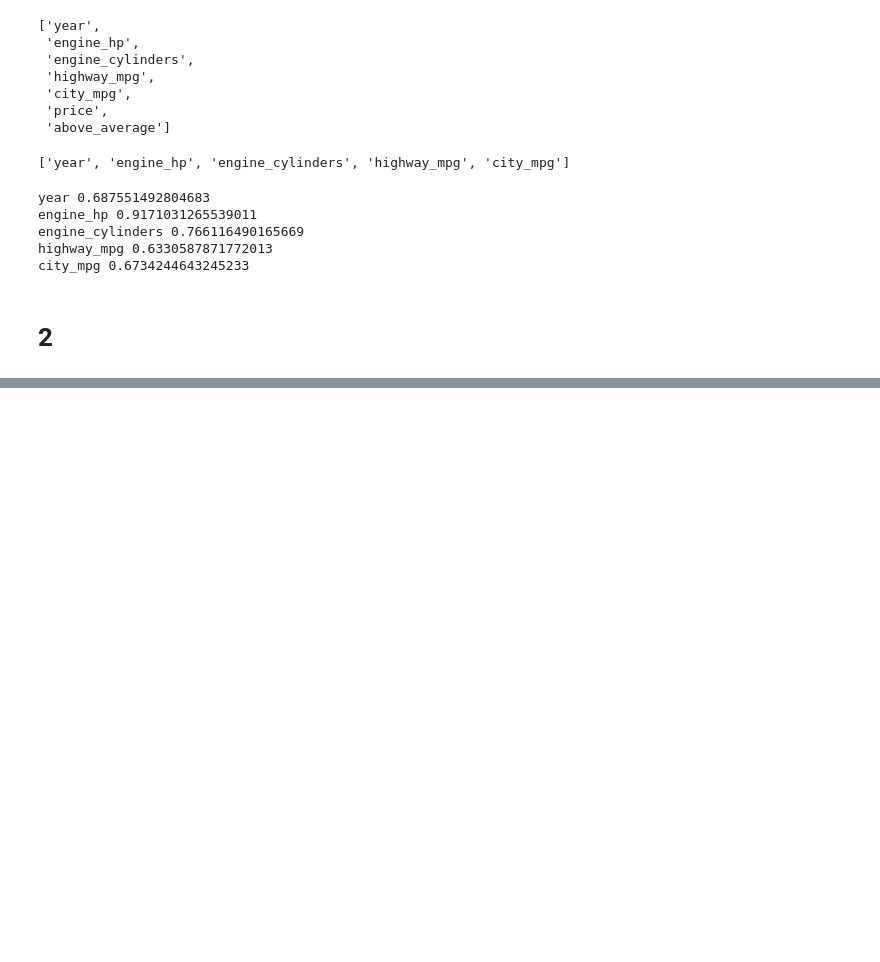
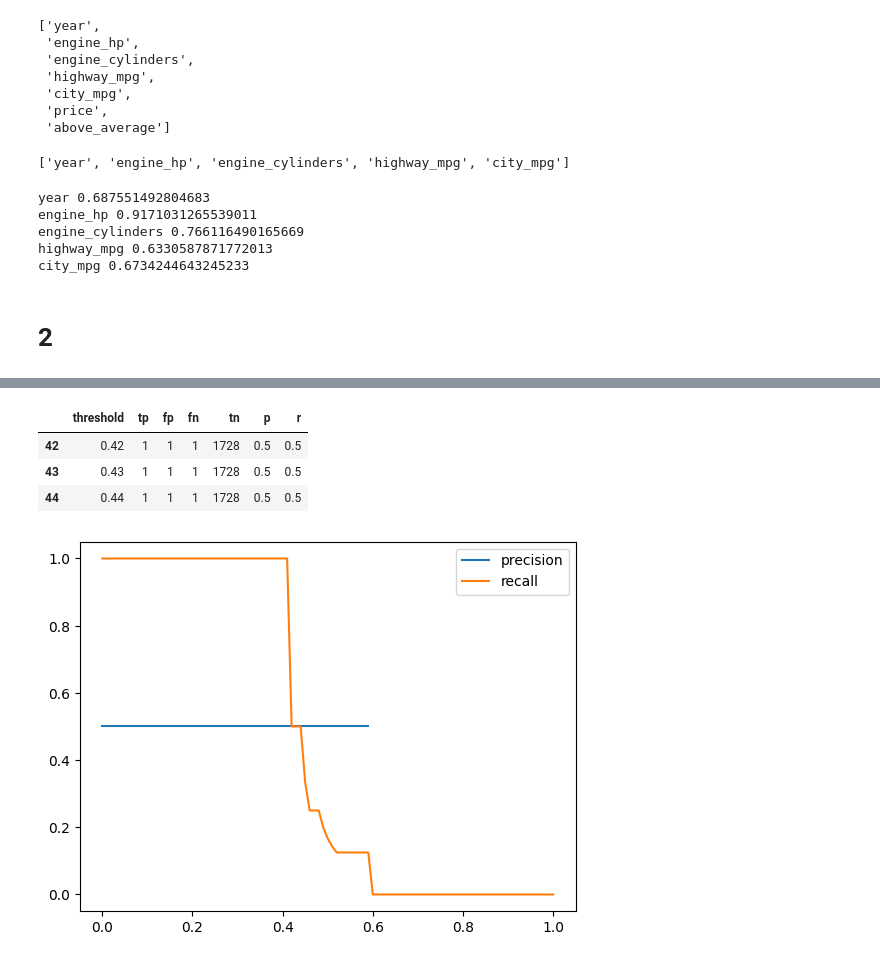
Before and after one commit to vucongtuanduong/machine-learning-zoomcamp-own, a Jupyter notebook: 04-evaluation/hw-23/notebook.ipynb, the cells around one changed output, grey strips where cells are left out. Drawn from its saved outputs; the diff is of its cells as text; code cells hidden in the pictures; blank space fills up the shorter version.

```diff
--- a/04-evaluation/hw-23/notebook.ipynb
+++ b/04-evaluation/hw-23/notebook.ipynb
@@ -127,0 +143,12 @@ city_mpg 0.6734244643245233
+# %%
+train_dicts = df_train.to_dict(orient='records')
+dv = DictVectorizer()
+X_train = dv.fit_transform(train_dicts)
+
+model = LogisticRegression(solver='liblinear', C=1.0, max_iter=1000)
+model.fit(X_train, y_train)
+
+val_dicts = df_val.to_dict(orient='records')
+X_val = dv.transform(val_dicts)
+
+y_pred = model.predict_proba(X_val)[:, 1]
@@ -127,0 +161,22 @@ city_mpg 0.6734244643245233
+# %%
+def confusion_matrix_dataframe(y_val, y_pred):
+    scores = []
+    thresholds = np.linspace(0, 1, 101)
+    for t in thresholds:
+        actual_positive = (y_val == 1)
+        actual_negative = (y_val == 0)
+
+        predict_positive = (y_pred >= t)
+        predict_negative = (y_pred < t)
+
+        tp = (predict_positive & actual_negative).sum()
+        tn = (predict_negative & actual_negative).sum()
+        fp = (predict_positive & actual_negative).sum()
+        fn = (predict_negative & actual_positive).sum()
+
+        scores.append((t, tp, fp, fn, tn))
+    columns = ['threshold' , 'tp', 'fp' , 'fn', 'tn']
+    df_scores = pd.DataFrame(scores, columns = columns)
+    return df_scores
+# %%
+df_scores = confusion_matrix_dataframe(y_val, y_pred)
@@ -127,0 +202,10 @@ city_mpg 0.6734244643245233
+# %%
+df_scores['p'] = df_scores['tp'] / (df_scores['tp'] + df_scores['fp'])
+df_scores['r'] = df_scores['tp'] / (df_scores['tp'] + df_scores['fn'])
+# %%
+df_scores[df_scores['p'] == df_scores['r']]
+# %% [output]
+|  | threshold | tp | fp | fn | tn | p | r |
+| 42 | 0.42 | 1 | 1 | 1 | 1728 | 0.5 | 0.5 |
+| 43 | 0.43 | 1 | 1 | 1 | 1728 | 0.5 | 0.5 |
+| 44 | 0.44 | 1 | 1 | 1 | 1728 | 0.5 | 0.5 |
@@ -127,0 +214,10 @@ city_mpg 0.6734244643245233
+# %%
+plt.plot(df_scores.threshold, df_scores.p, label='precision')
+plt.plot(df_scores.threshold, df_scores.r, label='recall')
+
+# plt.vlines(0.48, 0, 1, color='grey', linestyle='--', alpha=0.5)
+
+plt.legend()
+plt.show()
+# %% [output]
+[figure, added]
```
Also changed, not shown: parts of 12 cells of this notebook, 1 other file.
